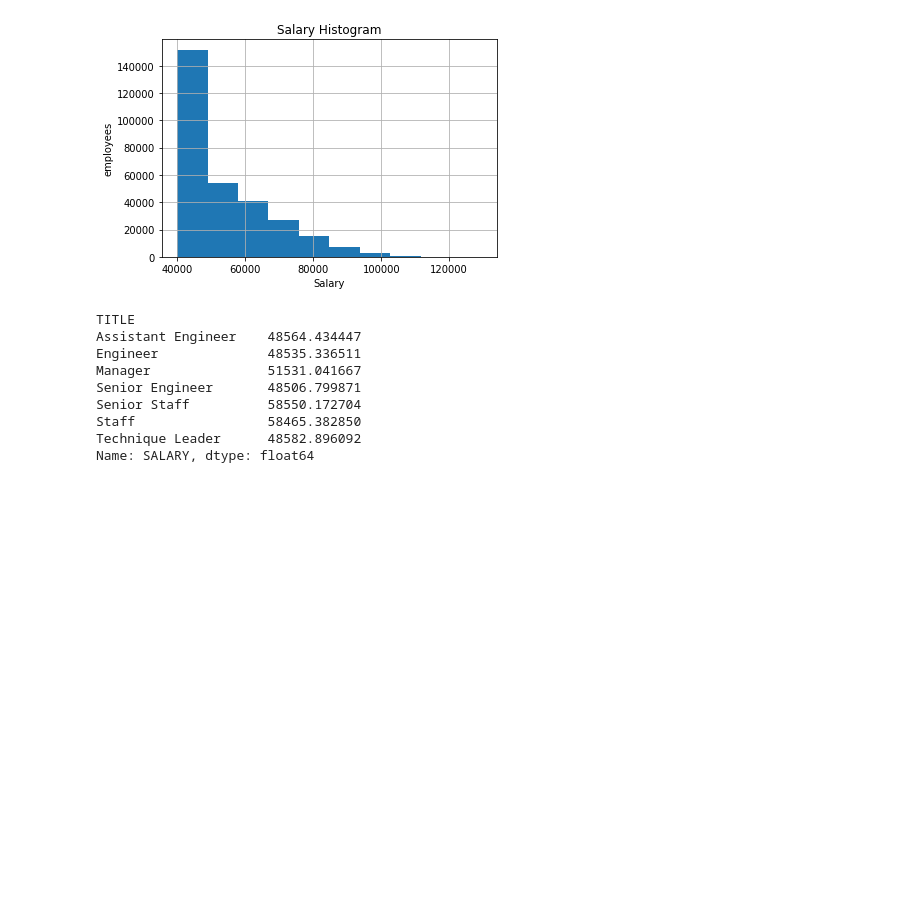
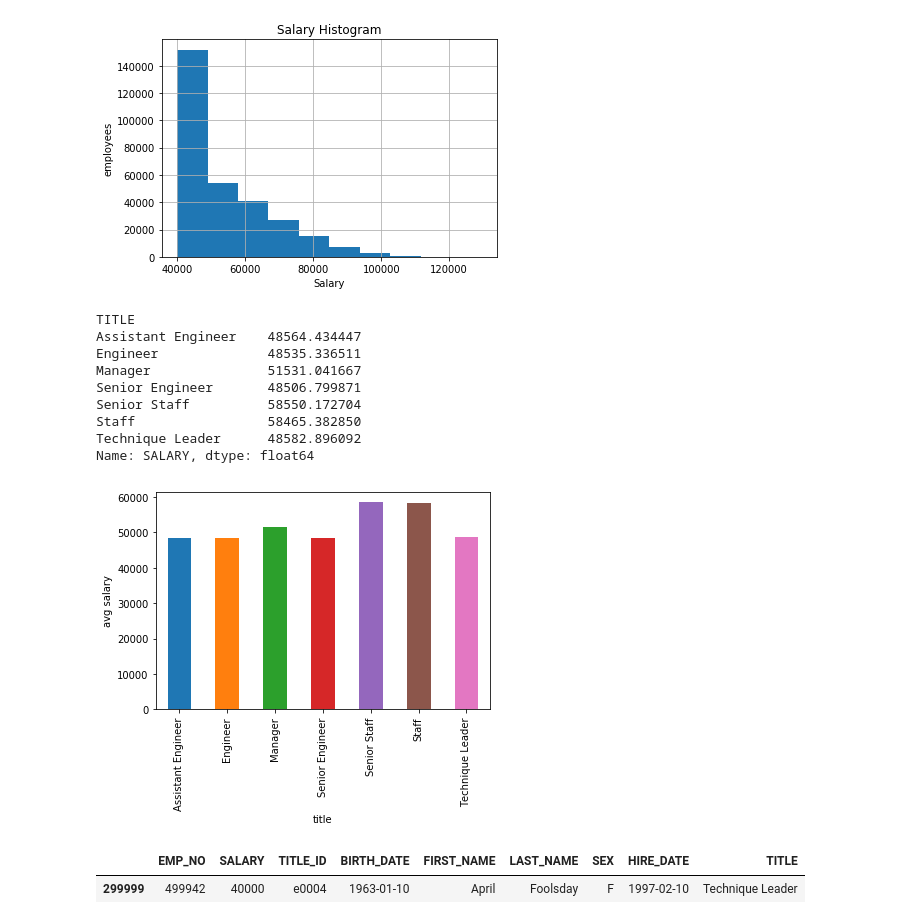
Before and after one commit to junewang617/sql-challenge, a Jupyter notebook: bonus.ipynb, the cells around one changed output. Saved outputs shown, nothing was run; the diff lists cells and outputs as text; code cells hidden in the pictures; blank space fills up the shorter version.

```diff
--- a/bonus.ipynb
+++ b/bonus.ipynb
@@ -86,3 +86,18 @@ Senior Staff          58550.172704
 Staff                 58465.382850
 Technique Leader      48582.896092
 Name: SALARY, dtype: float64
+# %%
+x_axis = avg_salary.index
+y_axis = avg_salary.values
+avg_salary.plot(kind = "bar")
+plt.ylabel("avg salary")
+plt.xlabel("title")
+plt.savefig("BarChart.png")
+# %% [output]
+[figure, added]
+# %%
+id=combined_data_final.loc[combined_data_final["EMP_NO"] == 499942]
+id
+# %% [output]
+|  | EMP_NO | SALARY | TITLE_ID | BIRTH_DATE | FIRST_NAME | LAST_NAME | SEX | HIRE_DATE | TITLE |
+| 299999 | 499942 | 40000 | e0004 | 1963-01-10 | April | Foolsday | F | 1997-02-10 | Technique Leader |
```
